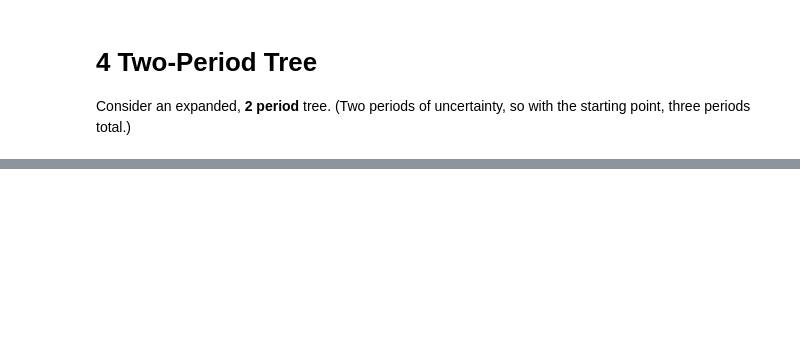
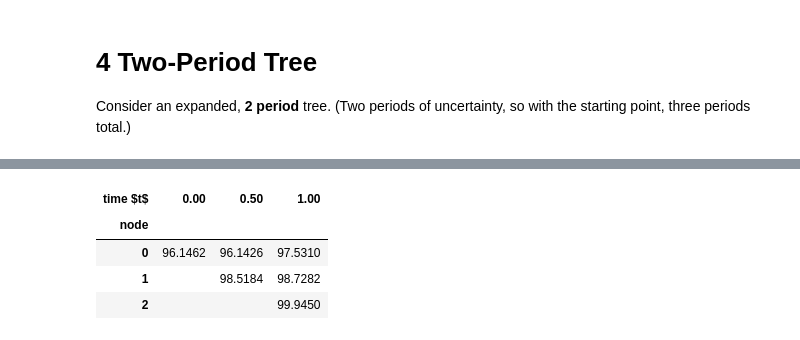
Before and after one commit to nicklewis-16/finm-fiderivs-2024, a Jupyter notebook: homework/Homework 1.ipynb, the cells around one changed output, grey strips where cells are left out. Saved outputs shown, nothing was run; the diff lists cells and outputs as text; code cells hidden in the pictures; blank space fills up the shorter version.

```diff
--- a/homework/Homework 1.ipynb
+++ b/homework/Homework 1.ipynb
@@ -65,0 +117,14 @@ What is the price of the swap?
+# %%
+# Given setup
+dt = 0.5
+
+# Calculate A and Z
+A = np.exp(rate_tree.iloc[0, 0] * dt)
+Z = np.exp(-rate_tree.iloc[0, 0] * dt)
+# %%
+# Calculate the risk-neutral probability p*
+pstar = (A * bond_tree.loc[0, 0] - bond_tree.loc[1, dt]) / (bond_tree.loc[0, dt] - bond_tree.loc[1, dt])
+
+# Prepare the DataFrame for visualization
+pvec = pd.DataFrame([pstar,1-pstar],index=['prob up','prob down'],columns=[''])
+pvec.style.format('{:.2%}')
@@ -65,0 +149,8 @@ What is the price of the swap?
+# %%
+# Constants
+STRIKE = 0.02
+FACE = 100
+dt = 0.5
+
+# Payoff function for the swap
+payoff = lambda r: FACE/2 * (r - STRIKE)
@@ -105,7 +479,7 @@ Consider an expanded, **2 period** tree. (Two periods of uncertainty, so with th
 # %%
 new_col = pd.Series([.05,.0256,.0011],name='1')
 rate_tree_multi = pd.concat([rate_tree,new_col],ignore_index=True,axis=1)
-rate_tree_multi.columns = pd.Series(['0','0.5','1'],name='time $t$')
+rate_tree_multi.columns = pd.Series([0,0.5,1],name='time $t$')
 rate_tree_multi.index.name = 'node'
 rate_tree_multi.style.format('{:.2%}',na_rep='')
 # %% [output]
@@ -137,0 +495,13 @@ Using this smaller time step, compute the $t=0$ price of the following option:
+# %%
+pstars = estimate_pstar(term_struct,rate_tree_multi)
+
+payoff = lambda r: payoff_bond(r,dt)
+
+bondtree_multi = bintree_pricing(payoff, ratetree=rate_tree_multi, pstars=pstars)
+format_bintree(bondtree_multi, style='{:.4f}')
+# %% [output]
+| time $t$ | 0.00 | 0.50 | 1.00 |
+| node |  |  |  |
+| 0 | 96.1462 | 96.1426 | 97.5310 |
+| 1 |  | 98.5184 | 98.7282 |
+| 2 |  |  | 99.9450 |
```
Also changed, not shown: parts of 66 cells of this notebook.
